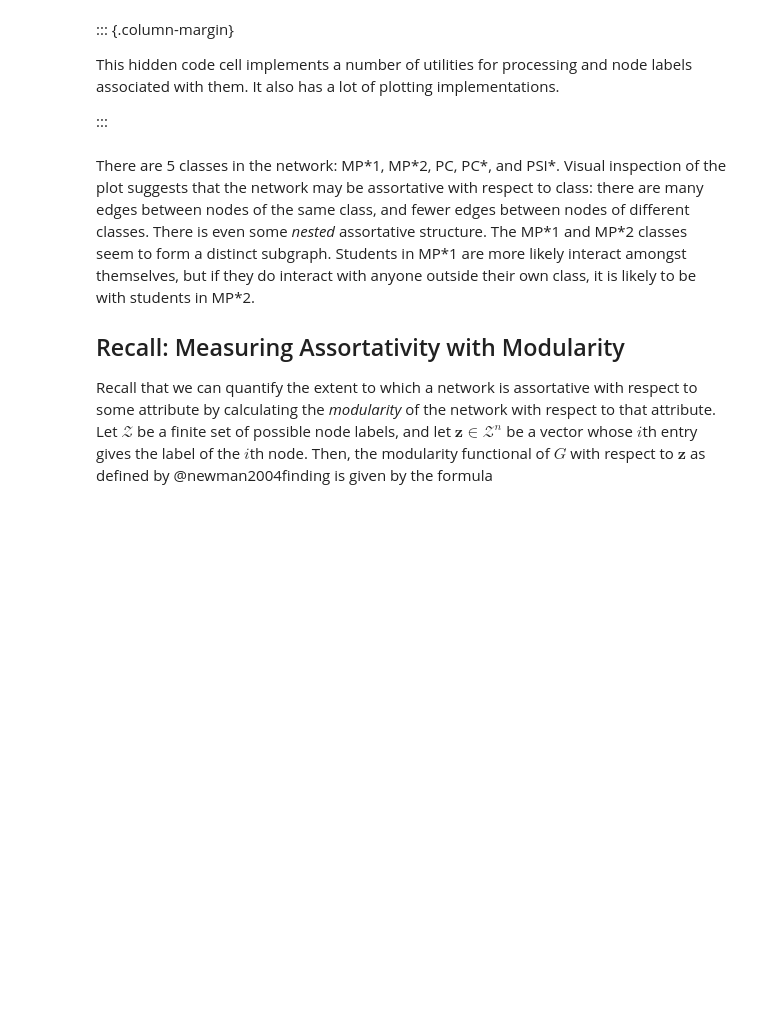
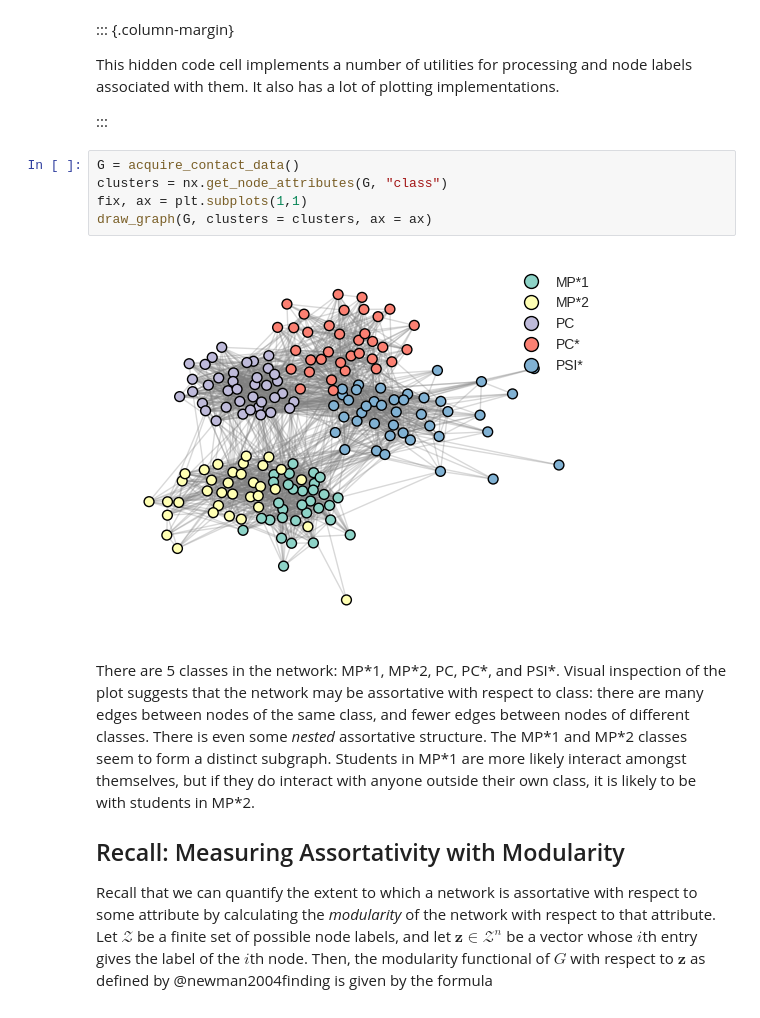
Before and after one commit to chrjohnson26/Network-Science, a Jupyter notebook: docs/live-notebooks/13-modularity-maximization.ipynb, the cells around one changed output. Cells and saved outputs as stored; diff of their text form; blank space fills up the shorter version.

```diff
--- a/docs/live-notebooks/13-modularity-maximization.ipynb
+++ b/docs/live-notebooks/13-modularity-maximization.ipynb
@@ -86,6 +86,13 @@ def labels_to_array(z, G):
 This hidden code cell implements a number of utilities for processing and node labels associated with them. It also has a lot of plotting implementations.
 
 :::
+# %%
+G = acquire_contact_data()
+clusters = nx.get_node_attributes(G, "class")
+fix, ax = plt.subplots(1,1)
+draw_graph(G, clusters = clusters, ax = ax)
+# %% [output]
+[figure, added]
 # %% [markdown]
 There are 5 classes in the network: MP\*1, MP\*2, PC, PC\*, and PSI\*. Visual inspection of the plot suggests that the network may be assortative with respect to class: there are many edges between nodes of the same class, and fewer edges between nodes of different classes. There is even some *nested* assortative structure. The MP\*1 and MP\*2 classes seem to form a distinct subgraph. Students in MP\*1 are more likely interact amongst themselves, but if they do interact with anyone outside their own class, it is likely to be with students in MP\*2.
 
```
Also changed, not shown: parts of 2 cells of this notebook.
